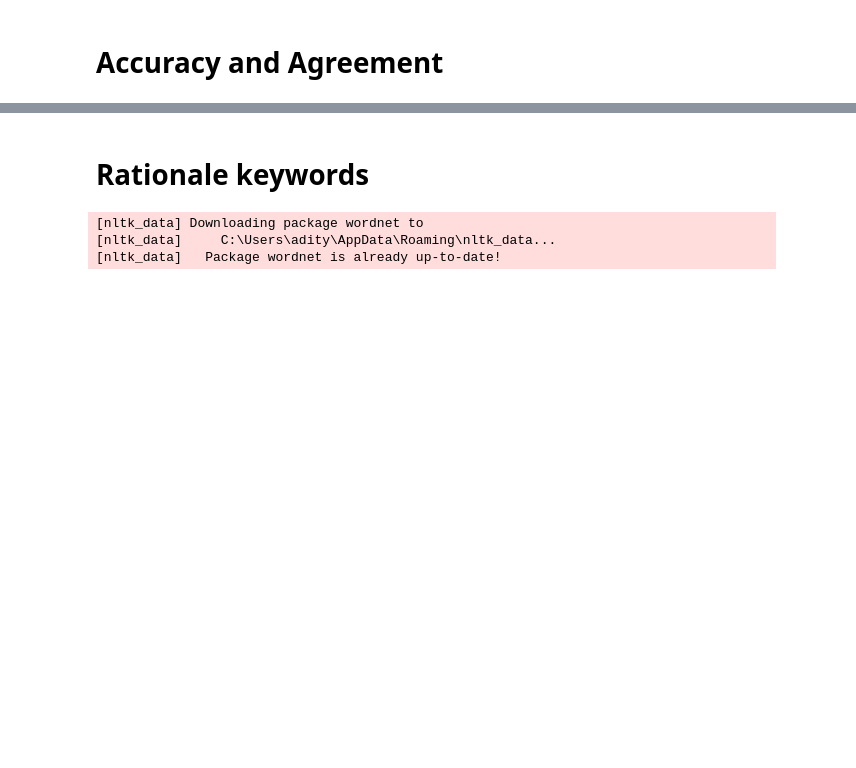
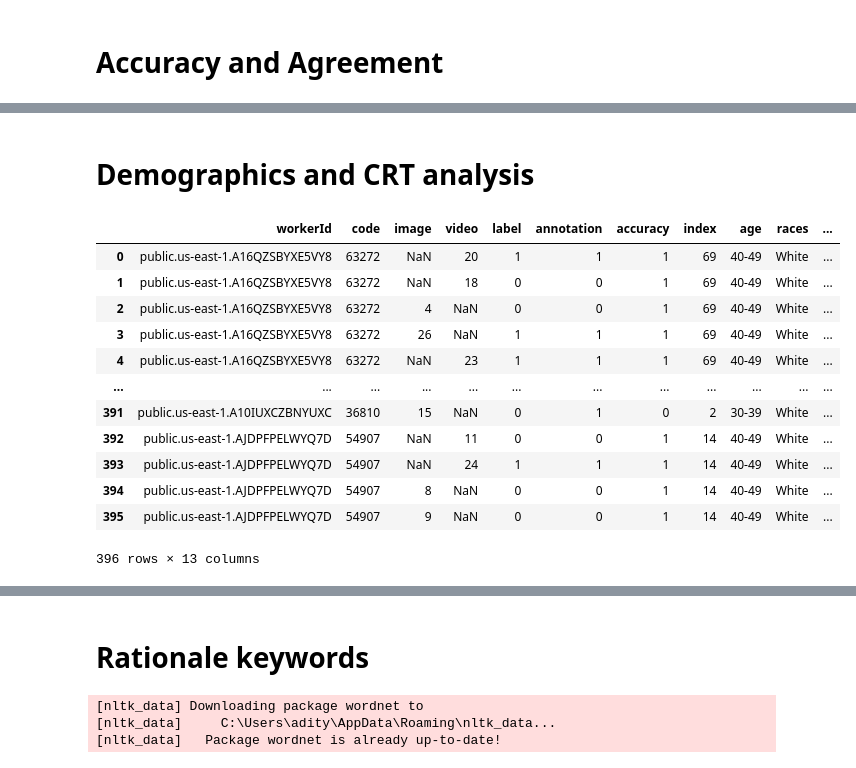
Before and after one commit to suhasdara/Deepfake-Detection, a Jupyter notebook: analysis.ipynb, the cells around one changed output, grey strips where cells are left out. Cells and saved outputs as stored; diff of their text form; code cells hidden in the pictures; blank space fills up the shorter version.

Commit message:
performed preliminary demographic and CRT analysis

```diff
--- a/analysis.ipynb
+++ b/analysis.ipynb
@@ -366,0 +342,33 @@ NameError: name 'np' is not defined
+# %% [markdown]
+# Demographics and CRT analysis
+# %%
+survey_data['CRT1'] = survey_data['CRT1'] == 0.05
+survey_data['CRT2'] = survey_data['CRT2'] == 5
+survey_data['CRT3'] = survey_data['CRT3'] == 24
+
+survey_data['CRT1'] = survey_data['CRT1'].astype(int)
+survey_data['CRT2'] = survey_data['CRT2'].astype(int)
+survey_data['CRT3'] = survey_data['CRT3'].astype(int)
+
+survey_data['CRT'] = survey_data['CRT1'] + survey_data['CRT2'] + survey_data['CRT3']
+survey_data = survey_data.drop(columns=['CRT1', 'CRT2', 'CRT3'])
+# %%
+# No one failed attention check (by eyeballing) so all AC columns can be dropped
+survey_data = survey_data.drop(columns=['AC1', 'AC2', 'AC3', 'AC4'])
+# %%
+merged = pd.merge(annotations, survey_data, on=["code"])
+merged
+# %% [output]
+|  | workerId | code | image | video | label | annotation | accuracy | index | age | races | ... |
+| 0 | public.us-east-1.A16QZSBYXE5VY8 | 63272 | NaN | 20 | 1 | 1 | 1 | 69 | 40-49 | White | ... |
+| 1 | public.us-east-1.A16QZSBYXE5VY8 | 63272 | NaN | 18 | 0 | 0 | 1 | 69 | 40-49 | White | ... |
+| 2 | public.us-east-1.A16QZSBYXE5VY8 | 63272 | 4 | NaN | 0 | 0 | 1 | 69 | 40-49 | White | ... |
+| 3 | public.us-east-1.A16QZSBYXE5VY8 | 63272 | 26 | NaN | 1 | 1 | 1 | 69 | 40-49 | White | ... |
+| 4 | public.us-east-1.A16QZSBYXE5VY8 | 63272 | NaN | 23 | 1 | 1 | 1 | 69 | 40-49 | White | ... |
+| ... | ... | ... | ... | ... | ... | ... | ... | ... | ... | ... | ... |
+| 391 | public.us-east-1.A10IUXCZBNYUXC | 36810 | 15 | NaN | 0 | 1 | 0 | 2 | 30-39 | White | ... |
+| 392 | public.us-east-1.AJDPFPELWYQ7D | 54907 | NaN | 11 | 0 | 0 | 1 | 14 | 40-49 | White | ... |
+| 393 | public.us-east-1.AJDPFPELWYQ7D | 54907 | NaN | 24 | 1 | 1 | 1 | 14 | 40-49 | White | ... |
+| 394 | public.us-east-1.AJDPFPELWYQ7D | 54907 | 8 | NaN | 0 | 0 | 1 | 14 | 40-49 | White | ... |
+| 395 | public.us-east-1.AJDPFPELWYQ7D | 54907 | 9 | NaN | 0 | 0 | 1 | 14 | 40-49 | White | ... |
+396 rows × 13 columns
```
Also changed, not shown: parts of 13 cells of this notebook.
